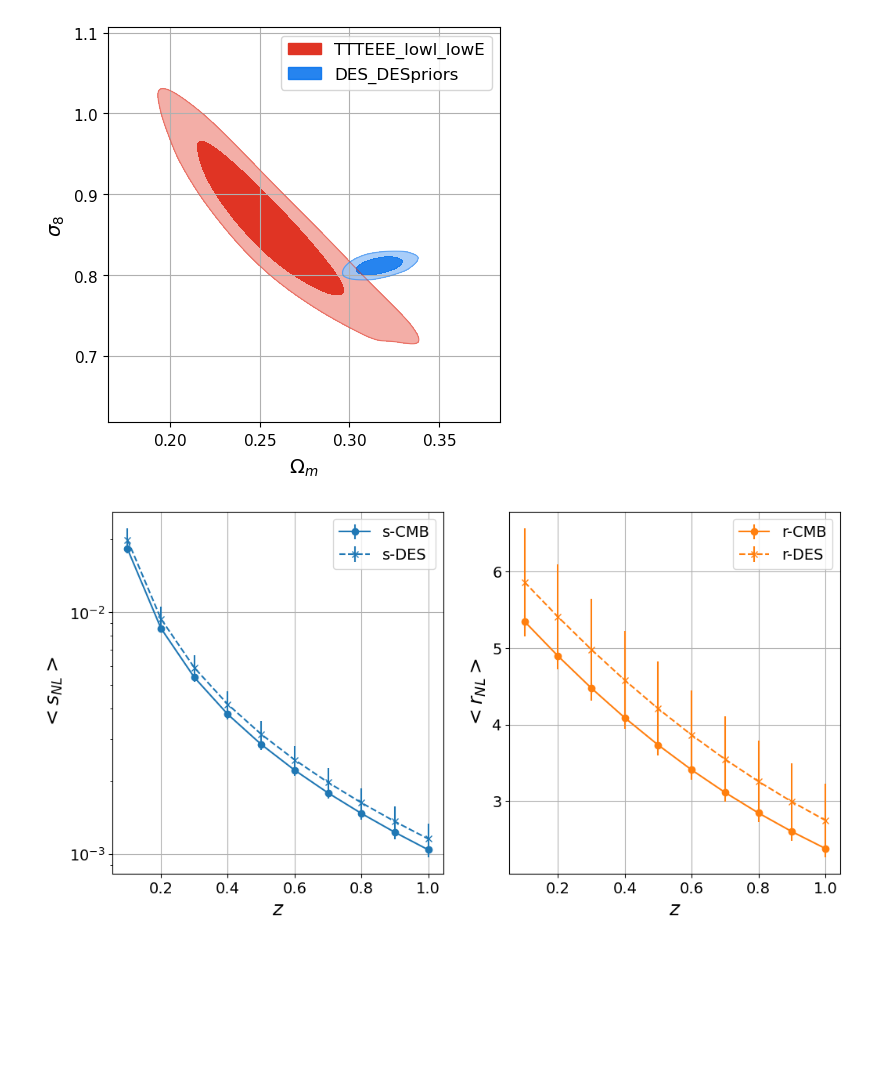
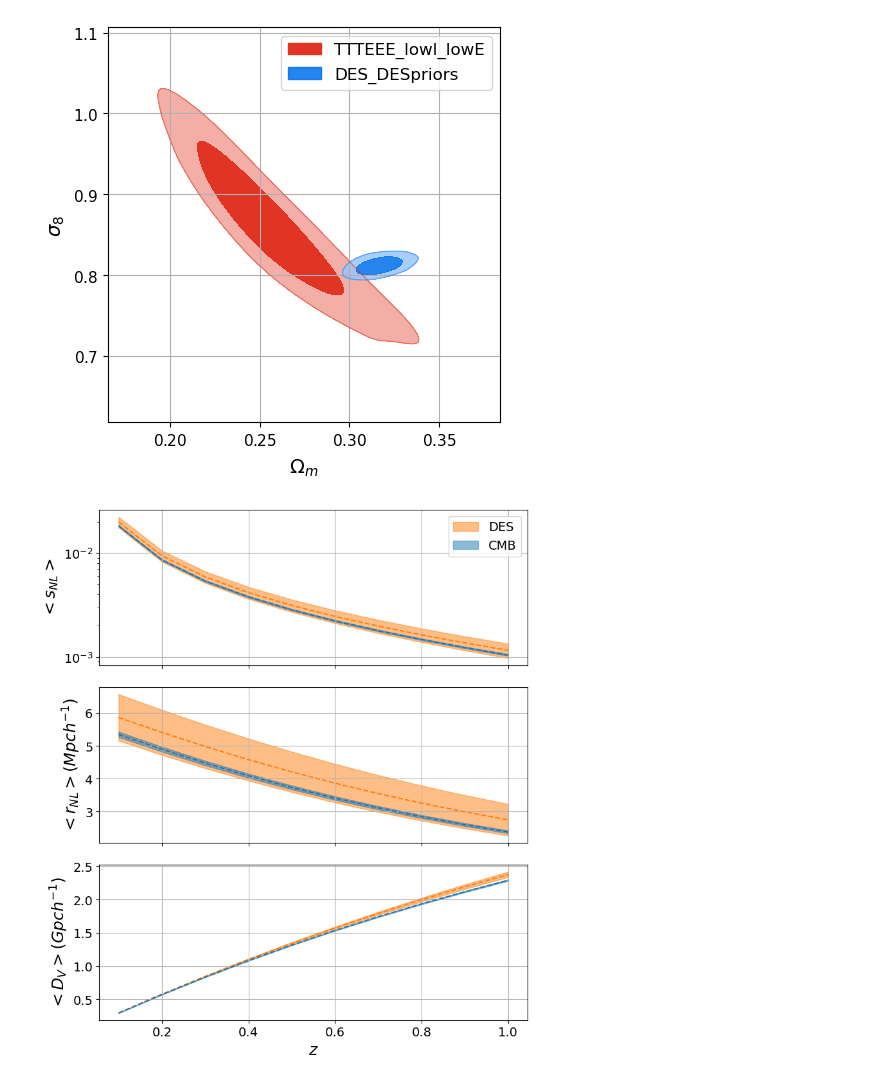
Before and after one commit to FedeDavilaKurban/Snl, a Jupyter notebook: Pk_from_MCMC.ipynb, the cells around one changed output. Drawn from its saved outputs; the diff is of its cells as text; code cells hidden in the pictures; blank space fills up the shorter version.

```diff
--- a/Pk_from_MCMC.ipynb
+++ b/Pk_from_MCMC.ipynb
@@ -376,44 +392,70 @@ plt.show()
 # %%
 import matplotlib.pyplot as plt
 
 plt.rcParams.update({'font.size': 16, 'axes.labelsize': 18, 'xtick.labelsize': 14, 'ytick.labelsize': 14, 'legend.fontsize': 14})
 
-fig, (ax1, ax2) = plt.subplots(1, 2, figsize=(12, 6))
+fig, (ax1, ax2, ax3) = plt.subplots(3, 1, figsize=(8, 9),sharex=True)
 
 # Optional: Add a title and axis labels
 #plt.title("r and s non linear vs redshift")
 ax1.set_ylabel(r"$<s_{NL}>$")
-ax2.set_ylabel(r"$<r_{NL}>$")
-ax1.set_xlabel(r"$z$")
-ax2.set_xlabel(r"$z$")
+ax2.set_ylabel(r"$<r_{NL}> (Mpc h^{-1})$")
+ax3.set_ylabel(r"$<D_V> (Gpc h^{-1})$")
+
+#ax1.set_xlabel(r"$z$")
+#ax2.set_xlabel(r"$z$")
+ax3.set_xlabel(r"$z$")
 
 # Plot data with optional formatting (line style, color, marker, etc.)
 snl_cmb_mean = np.mean(snl_cmb,axis=1)
 snl_des_mean = np.mean(snl_des,axis=1)
 snl_cmb_std = np.std(snl_cmb,axis=1,ddof=1)
 snl_des_std = np.std(snl_des,axis=1,ddof=1)
 
+Dv_cmb_mean = np.mean(Dv_cmb/1000.,axis=1)
+Dv_des_mean = np.mean(Dv_des/1000.,axis=1)
+Dv_cmb_std = np.std(Dv_cmb/1000.,axis=1,ddof=1)
+Dv_des_std = np.std(Dv_des/1000.,axis=1,ddof=1)
+
 rnl_cmb_mean = np.mean(rnl_cmb,axis=1)
 rnl_des_mean = np.mean(rnl_des,axis=1)
 rnl_cmb_std = np.std(rnl_cmb,axis=1,ddof=1)
 rnl_des_std = np.std(rnl_des,axis=1,ddof=1)
 
-ax1.errorbar(zs, snl_cmb_mean, yerr=snl_cmb_std, label='s-CMB', \
-             linestyle='-', color='C00', marker="o")
-ax1.errorbar(zs, snl_des_mean, yerr=snl_des_std, label='s-DES', \
-             linestyle='--', color='C00', marker="x")
-ax2.errorbar(zs, rnl_cmb_mean, yerr=rnl_cmb_std, label='r-CMB', \
-             linestyle='-', color='C01', marker="o")
-ax2.errorbar(zs, rnl_des_mean, yerr=rnl_des_std, label='r-DES', \
-             linestyle='--', color='C01', marker="x")
+ax1.fill_between(zs, snl_des_mean-snl_des_std, snl_des_mean+snl_des_std, label='DES', \
+             linestyle='-', color='C01', alpha=.5)
+ax1.fill_between(zs, snl_cmb_mean-snl_cmb_std, snl_cmb_mean+snl_cmb_std, label='CMB', \
+             linestyle='-', color='C00', alpha=.5)
+ax1.plot(zs, snl_des_mean, linestyle='--', color='C01')
+ax1.plot(zs, snl_cmb_mean, linestyle='--', color='C00')
+
+
+ax2.fill_between(zs, rnl_des_mean-rnl_des_std, rnl_des_mean+rnl_des_std,\
+             linestyle='-', color='C01', alpha=.5)
+ax2.fill_between(zs, rnl_cmb_mean-rnl_cmb_std, rnl_cmb_mean+rnl_cmb_std,\
+             linestyle='-', color='C00', alpha=.5)
+ax2.plot(zs, rnl_des_mean, linestyle='--', color='C01')
+ax2.plot(zs, rnl_cmb_mean, linestyle='--', color='C00')
+
+
+ax3.fill_between(zs, Dv_des_mean-Dv_des_std, Dv_des_mean+Dv_des_std,\
+             linestyle='-', color='C01', alpha=.5)
+ax3.fill_between(zs, Dv_cmb_mean-Dv_cmb_std, Dv_cmb_mean+Dv_cmb_std,\
+             linestyle='-', color='C00', alpha=.5)
+ax3.plot(zs, Dv_des_mean, linestyle='--', color='C01')
+ax3.plot(zs, Dv_cmb_mean, linestyle='--', color='C00')
 
 ax1.legend()
-ax2.legend()
 ax1.grid(True)
 ax2.grid(True)
+ax3.grid(True)
+
 ax1.set_yscale('log')
+plt.tight_layout()
+
 plt.show()
 
+
 # plt.savefig("plot.png")
 # %% [output]
-[figure, old version]
+[figure, new version]
```
Also changed, not shown: parts of 8 cells of this notebook.
